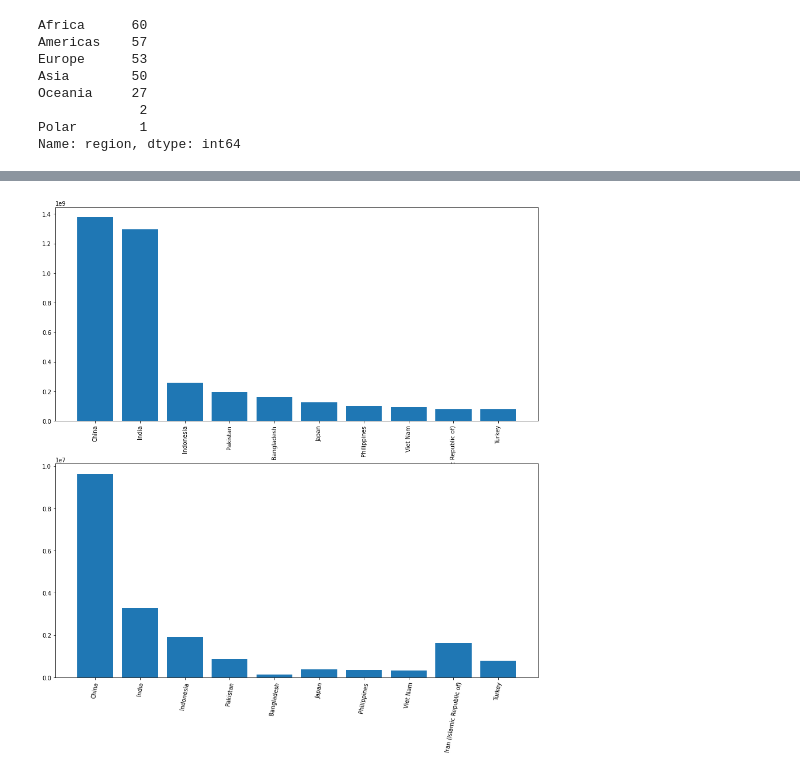
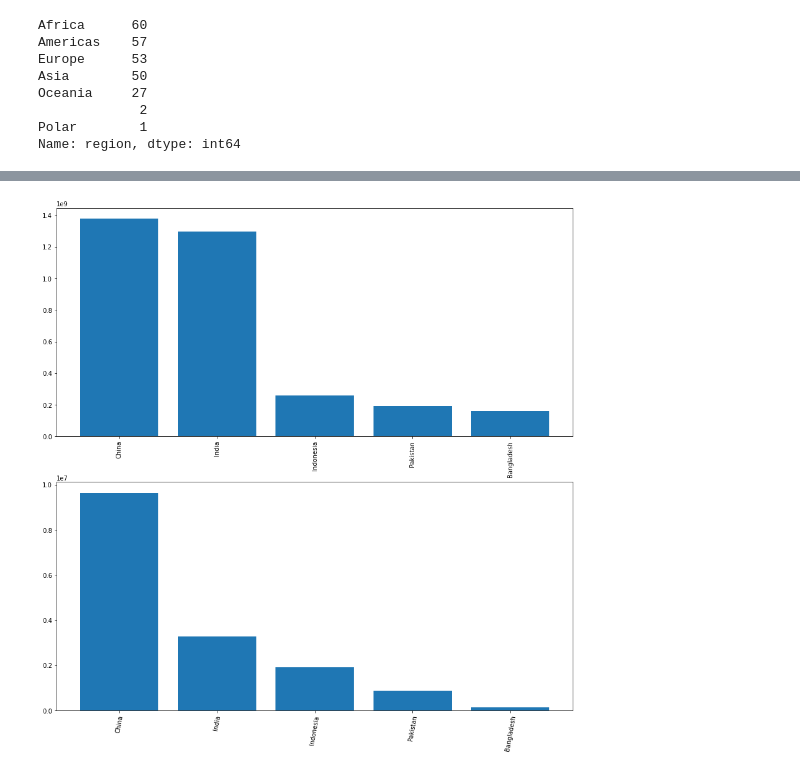
Before and after one commit to srikanthpragada/DS_29_JUNE_2021, a Jupyter notebook: plots/matplotlibdemo.ipynb, the cells around one changed output, grey strips where cells are left out. Drawn from its saved outputs; the diff is of its cells as text; code cells hidden in the pictures.

```diff
--- a/plots/matplotlibdemo.ipynb
+++ b/plots/matplotlibdemo.ipynb
@@ -365,4 +327,4 @@ Oceania     27
 Polar        1
 Name: region, dtype: int64
 # %%
-asia_top_10 = countries.loc[countries.region == 'Asia', ['name', 'population','area']].sort_values('population',ascending=False).head(10)
+asia_top_5 = countries.loc[countries.region == 'Asia', ['name', 'population','area']].sort_values('population',ascending=False).head(5)
@@ -383,9 +340,9 @@ asia_top_10
 # %%
 fig,(ax1,ax2) = plt.subplots(2,1)  # 2 rows by 1 col
 fig.set_size_inches(15,15)
-ax1.bar(asia_top_10['name'],asia_top_10['population'])
-t = ax1.set_xticklabels(asia_top_10.name, rotation = 'vertical')
-ax2.bar(asia_top_10['name'],asia_top_10['area'])
-x = ax2.set_xticklabels(asia_top_10.name, rotation = 80)
+ax1.bar(asia_top_5['name'],asia_top_5['population'])
+t = ax1.set_xticklabels(asia_top_5.name, rotation = 90)
+ax2.bar(asia_top_5['name'],asia_top_5['area'])
+x = ax2.set_xticklabels(asia_top_5.name, rotation = 80)
 # %% [output]
-[figure, old version]
+[figure, new version]
```
Also changed, not shown: parts of 15 cells of this notebook, 3 other files.
